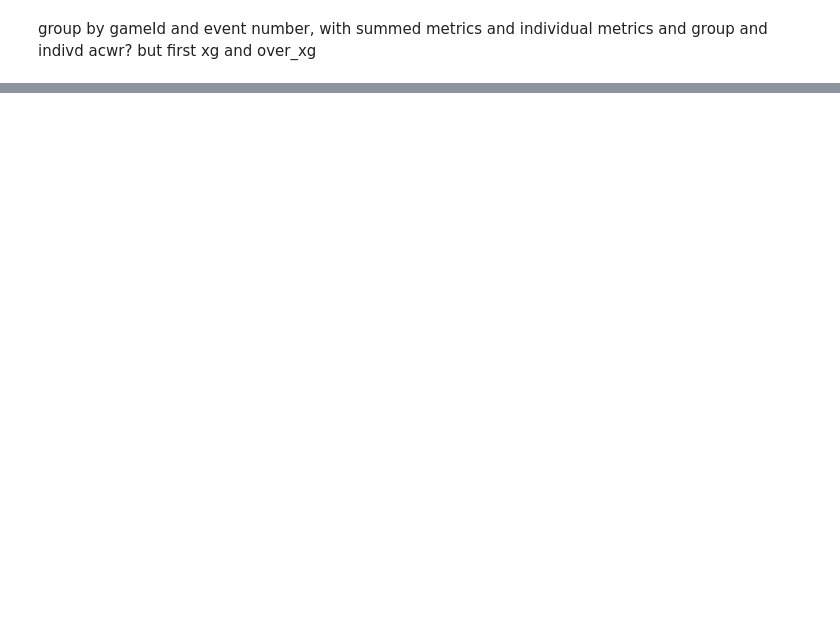
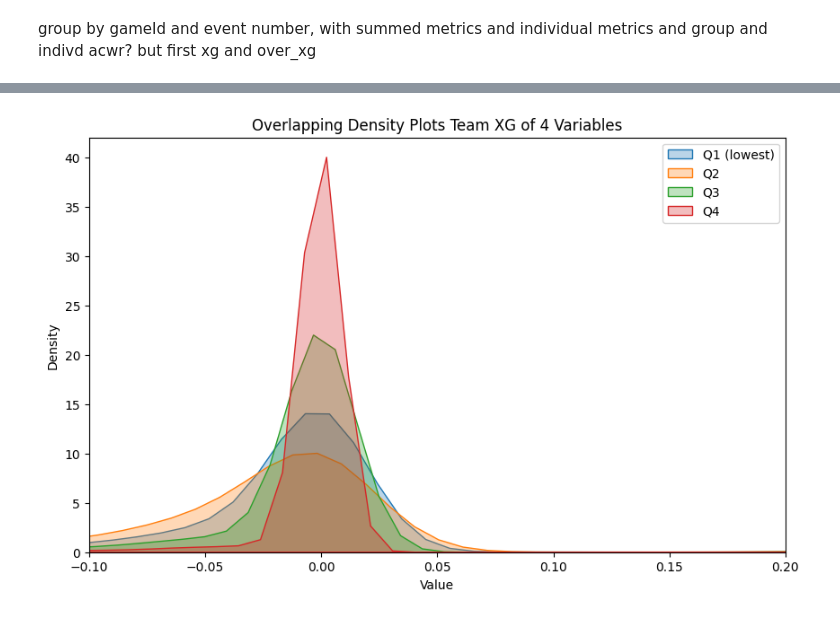
Before and after one commit to conormalone/Hudl_Performance_Insights_2025, a Jupyter notebook: team_xg_working.ipynb, the cells around one changed output, grey strips where cells are left out. Saved outputs shown, nothing was run; the diff lists cells and outputs as text; code cells hidden in the pictures; blank space fills up the shorter version.

```diff
--- a/team_xg_working.ipynb
+++ b/team_xg_working.ipynb
@@ -27,2 +136,26 @@ see if overall team tiredness affects shots and shot creation
 # %% [markdown]
 group by gameId and event number, with summed metrics and individual metrics and group and indivd acwr? but first xg and over_xg
+# %%
+group_col = ["event_id","shot_team_id"]#
+mean_col = 'statsbomb_xg'#"over_xg"#
+
+other_cols = ["ACWR"]
+
+agg_dict = {mean_col: ['first']}
+agg_dict.update({col: 'mean' for col in other_cols if col != mean_col})
+
+team_agg_df = team_metrics_df.groupby(group_col, as_index=False).agg(agg_dict)
+
+# Flatten column names
+team_agg_df.columns = [f"{col[0]}_{col[1]}" if col[1] != '' else col[0]
+                                for col in team_agg_df.columns]
+team_agg_df["ACWR_bucket"] = pd.cut(
+    team_agg_df["ACWR_mean"],
+    bins=[-float('inf'), 0.8, 1.3, 2, float('inf')],
+    labels=["Q1 (lowest)", "Q2", "Q3", "Q4"]
+)
+
+#team_agg_df = team_agg_df[team_agg_df["ACWR_mean"]>0]
+df_wide = team_agg_df.pivot(index='event_id', columns='ACWR_bucket', values='statsbomb_xg_first').fillna(0).reset_index()
+df_wide.columns.name = None
+df_wide = df_wide.drop('event_id',axis=1)
@@ -28,0 +167,12 @@ group by gameId and event number, with summed metrics and individual metrics and
+# %%
+plt.figure(figsize=(10, 6))
+for column in df_wide.columns:
+    sns.kdeplot(df_wide[column], label=column, fill=True, alpha=0.3)
+plt.xlim(-0.1,.2)
+plt.title('Overlapping Density Plots Team XG of 4 Variables')
+plt.xlabel('Value')
+plt.ylabel('Density')
+plt.legend()
+plt.show()
+# %% [output]
+[figure, added]
```
Also changed, not shown: parts of 40 cells of this notebook.
